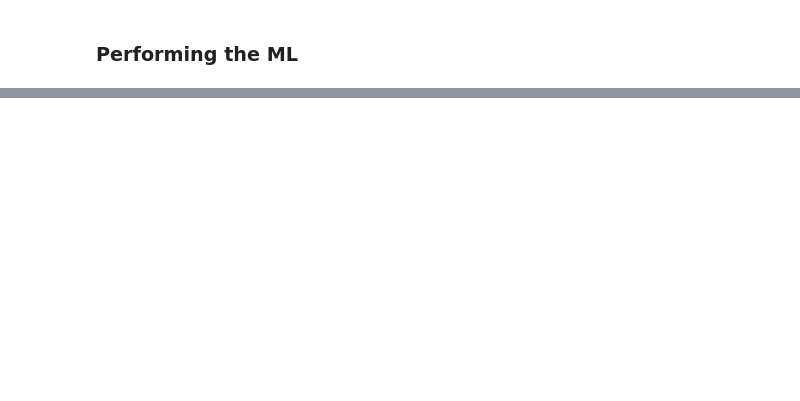
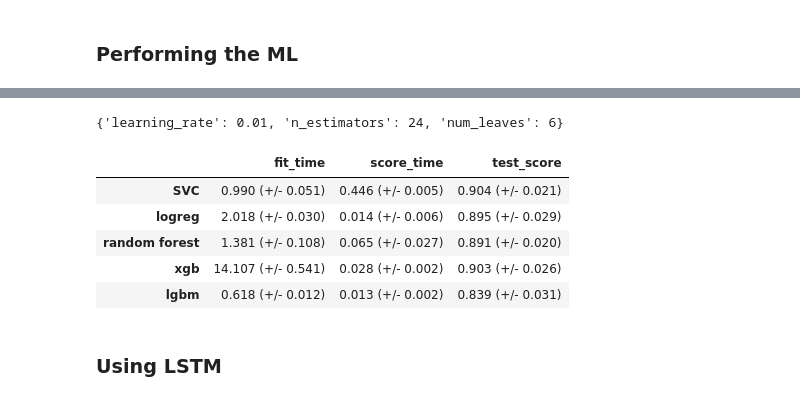
Before and after one commit to ranjitprakash1986/human_activity_recognition, a Jupyter notebook: src/code.ipynb, the cells around one changed output, grey strips where cells are left out. Cells and saved outputs as stored; diff of their text form; code cells hidden in the pictures; blank space fills up the shorter version.

```diff
--- a/src/code.ipynb
+++ b/src/code.ipynb
@@ -375,0 +571,10 @@ plot_tsne(x,y, 30)
+# %%
+param_grid = {'eta':[0.01, 0.1, 0.2, 0.3],
+             'max_depth': [1, 2, 3, 4, 5, None]
+             }
+
+grid_xgb = GridSearchCV( xgb.XGBClassifier(n_jobs= -1),
+                    param_grid,
+                    refit=True,
+                    verbose=1)
+grid_xgb.fit(X_train,label_encoded_y)
@@ -375,0 +604,2 @@ plot_tsne(x,y, 30)
+# %%
+results_dict['xgb'] = mean_std_cross_val_scores(grid_xgb.best_estimator_, X_train, label_encoded_y)
@@ -375,0 +617,10 @@ plot_tsne(x,y, 30)
+# %%
+param_grid = {'learning_rate': [0.005, 0.01],
+             'n_estimators': [8,16,24],
+             'num_leaves': [6,8,12,16]}
+
+grid_lgbm = GridSearchCV(lgb.LGBMClassifier(n_jobs= -1),
+                    param_grid,
+                    refit=True,
+                    verbose=1)
+grid_lgbm.fit(X_train,y_train)
@@ -375,0 +634,19 @@ plot_tsne(x,y, 30)
+# %%
+grid_lgbm.best_params_
+# %% [output]
+{'learning_rate': 0.01, 'n_estimators': 24, 'num_leaves': 6}
+# %%
+results_dict['lgbm'] = mean_std_cross_val_scores(grid_lgbm.best_estimator_, X_train, y_train)
+# %%
+# Results with SVC, logistic regression, random forest, xgb and lgbm
+
+pd.DataFrame(results_dict).T
+# %% [output]
+|  | fit_time | score_time | test_score |
+| SVC | 0.990 (+/- 0.051) | 0.446 (+/- 0.005) | 0.904 (+/- 0.021) |
+| logreg | 2.018 (+/- 0.030) | 0.014 (+/- 0.006) | 0.895 (+/- 0.029) |
+| random forest | 1.381 (+/- 0.108) | 0.065 (+/- 0.027) | 0.891 (+/- 0.020) |
+| xgb | 14.107 (+/- 0.541) | 0.028 (+/- 0.002) | 0.903 (+/- 0.026) |
+| lgbm | 0.618 (+/- 0.012) | 0.013 (+/- 0.002) | 0.839 (+/- 0.031) |
+# %% [markdown]
+### Using LSTM
```
Also changed, not shown: parts of 32 cells of this notebook.
